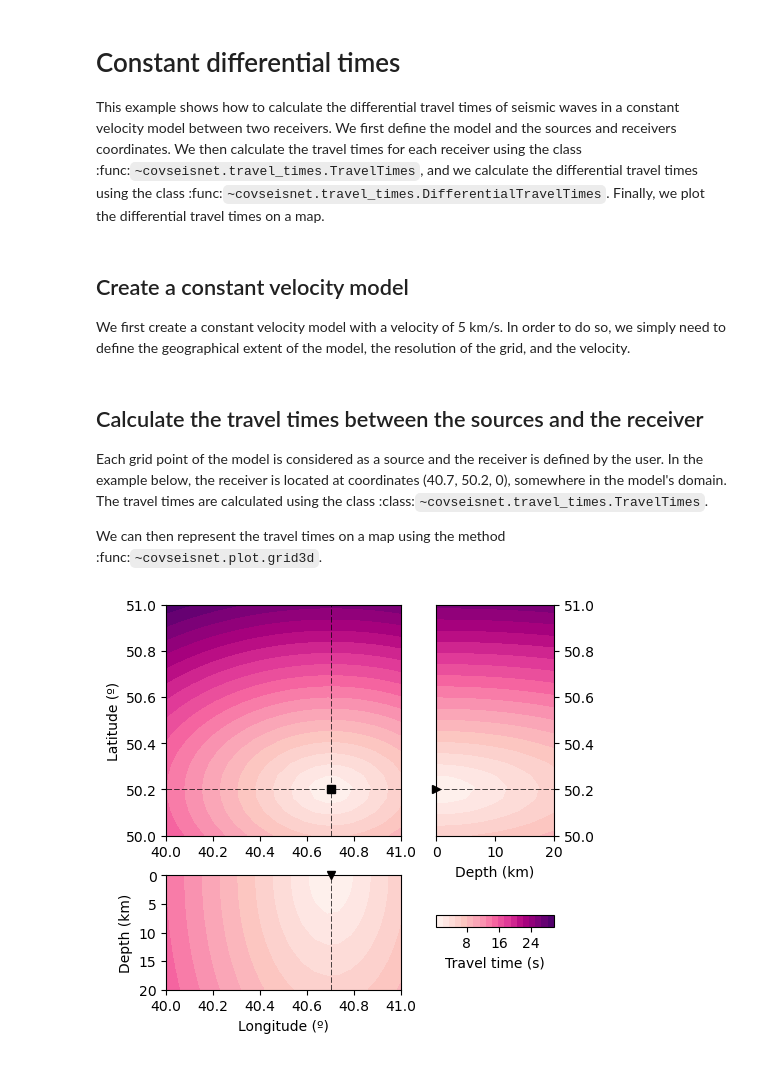
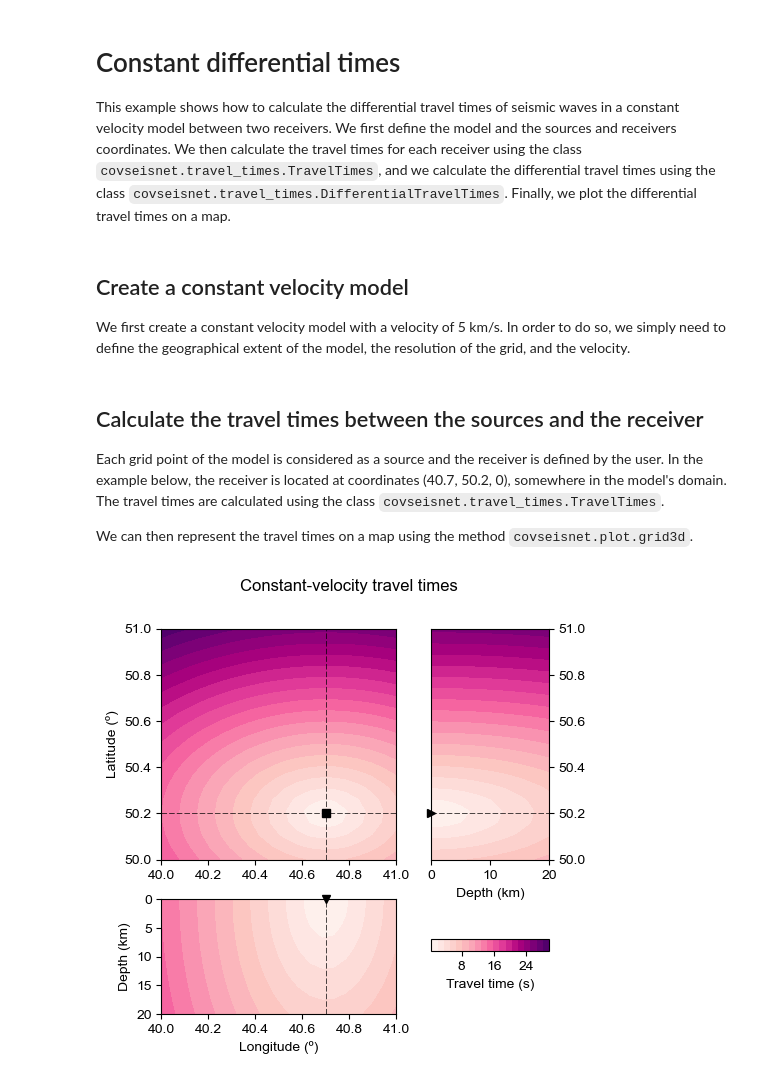
Before and after one commit to leonard-seydoux/covseisnet, a Jupyter notebook: docs/source/examples/constant_velocity_travel_times.ipynb, the cells around one changed output. Saved outputs shown, nothing was run; the diff lists cells and outputs as text; code cells hidden in the pictures.

```diff
--- a/docs/source/examples/constant_velocity_travel_times.ipynb
+++ b/docs/source/examples/constant_velocity_travel_times.ipynb
@@ -1,15 +1,7 @@
 # %% [markdown]
-
 # Constant differential times
 
-This example shows how to calculate the differential travel times of seismic
-waves in a constant velocity model between two receivers. We first define the
-model and the sources and receivers coordinates. We then calculate the travel
-times for each receiver using the class
-:func:`~covseisnet.travel_times.TravelTimes`, and we calculate the differential
-travel times using the class
-:func:`~covseisnet.travel_times.DifferentialTravelTimes`. Finally, we plot the
-differential travel times on a map.
+This example shows how to calculate the differential travel times of seismic waves in a constant velocity model between two receivers. We first define the model and the sources and receivers coordinates. We then calculate the travel times for each receiver using the class `covseisnet.travel_times.TravelTimes`, and we calculate the differential travel times using the class `covseisnet.travel_times.DifferentialTravelTimes`. Finally, we plot the differential travel times on a map.
 # %%
 import covseisnet as csn
 # %% [markdown]
@@ -27,33 +19,27 @@ model = csn.velocity.VelocityModel(
 # %% [markdown]
 ## Calculate the travel times between the sources and the receiver
 
-Each grid point of the model is considered as a source and the receiver is
-defined by the user. In the example below, the receiver is located at
-coordinates (40.7, 50.2, 0), somewhere in the model's domain. The travel
-times are calculated using the class
-:class:`~covseisnet.travel_times.TravelTimes`.
+Each grid point of the model is considered as a source and the receiver is defined by the user. In the example below, the receiver is located at coordinates (40.7, 50.2, 0), somewhere in the model's domain. The travel times are calculated using the class `covseisnet.travel_times.TravelTimes`.
 
-We can then represent the travel times on a map using the method
-:func:`~covseisnet.plot.grid3d`.
+We can then represent the travel times on a map using the method `covseisnet.plot.grid3d`.
 # %%
 # Calculate the travel times
 traveltime_1 = csn.travel_times.TravelTimes(
     model, receiver_coordinates=(40.7, 50.2, 0)
 )
 
 traveltime_2 = csn.travel_times.TravelTimes(
     model, receiver_coordinates=(40.2, 50.9, 0)
 )
 
 # Plot the traveltime grid
 fig, ax = csn.plot.grid3d(
-    traveltime_1,
-    cmap="RdPu",
-    label="Travel time (s)",
-    vmin=0,
+    traveltime_1, cmap="RdPu", label="Travel time (s)", vmin=0
 )
+
+fig.suptitle("Constant-velocity travel times");
 # %% [output]
-[figure, old version]
+[figure, new version]
 # %% [markdown]
 Differential travel times
 -------------------------
```
Also changed, not shown: parts of 2 cells of this notebook, 1 other file.
